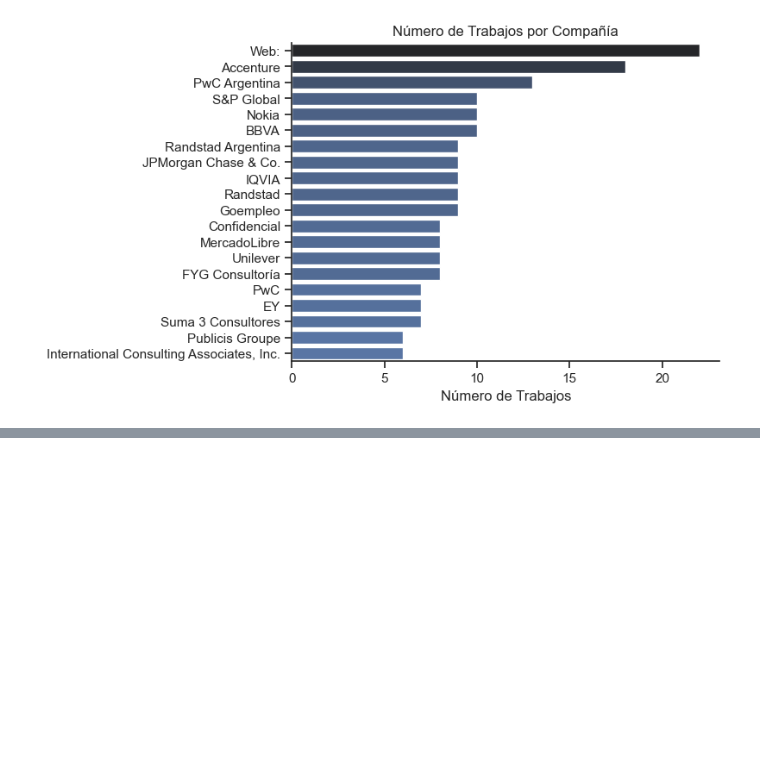
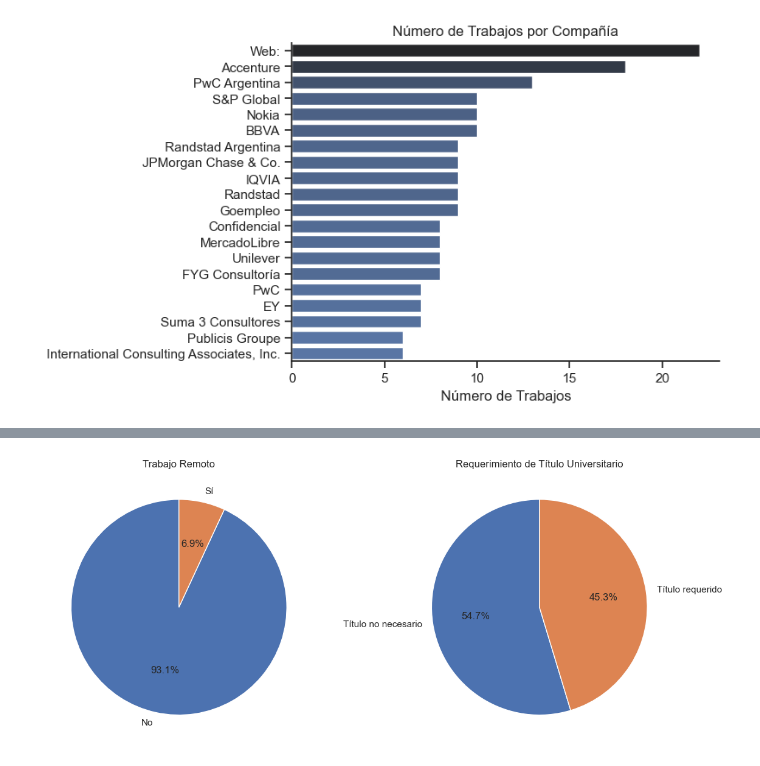
Before and after one commit to gonzaloextremadouro/Python_Analisis_Empleos, a Jupyter notebook: 1_ EDA_Intro.ipynb, the cells around one changed output, grey strips where cells are left out. Drawn from its saved outputs; the diff is of its cells as text; code cells hidden in the pictures; blank space fills up the shorter version.

```diff
--- a/1_ EDA_Intro.ipynb
+++ b/1_ EDA_Intro.ipynb
@@ -28,9 +31,12 @@ plt.show()
 # %% [output]
 [figure]
 # %%
-## Filter for Data Analyst roles in Argentina
+# Creamos un DataFrame en el que filtremos por nuestro trabajo de interés.
+job_name = 'Data Analyst'
 
-df_DA_ARG = df[(df['job_country'] == 'Argentina') & (df['job_title_short'] == 'Data Analyst')]
+df_job_ARG = df_ARG[df_ARG['job_title_short'] == job_name]
 
-df_DA_ARG['job_location'] = df_DA_ARG['job_location'].replace('Argentina', 'No Especifica')
-df_DA_ARG['job_location'] = df_DA_ARG['job_location'].replace('Anywhere', 'Trabajo Remoto')
+df_job_ARG['job_location'] = df_job_ARG['job_location'].replace('Argentina', 'No Especifica')
+df_job_ARG['job_location'] = df_job_ARG['job_location'].replace('Anywhere', 'Trabajo Remoto')
+
+df_job_ARG
@@ -125,0 +105,22 @@ df_DA_ARG
+# %%
+fig, ax = plt.subplots(1, 2)
+fig.set_size_inches((12, 5))
+
+# Cuenta la cantidad de trabajos remotos.
+counts = df_job_ARG['job_work_from_home'].value_counts()
+
+plt.subplot(1, 2, 1)
+plt.pie(counts, labels=counts.index.map({False: 'No', True: 'Sí'}), autopct='%1.1f%%', startangle=90)
+plt.title('Trabajo Remoto')
+
+# Cuenta la cantidad de trabajos sin mención de título universitario.
+counts = df_job_ARG['job_no_degree_mention'].value_counts()
+
+plt.subplot(1, 2, 2)
+plt.pie(counts, labels=counts.index.map({False: 'Título requerido', True: 'Título no necesario'}), autopct='%1.1f%%', startangle=90)
+plt.title('Requerimiento de Título Universitario')
+
+plt.tight_layout()
+plt.show()
+# %% [output]
+[figure, added]
```
Also changed, not shown: parts of 12 cells of this notebook.
